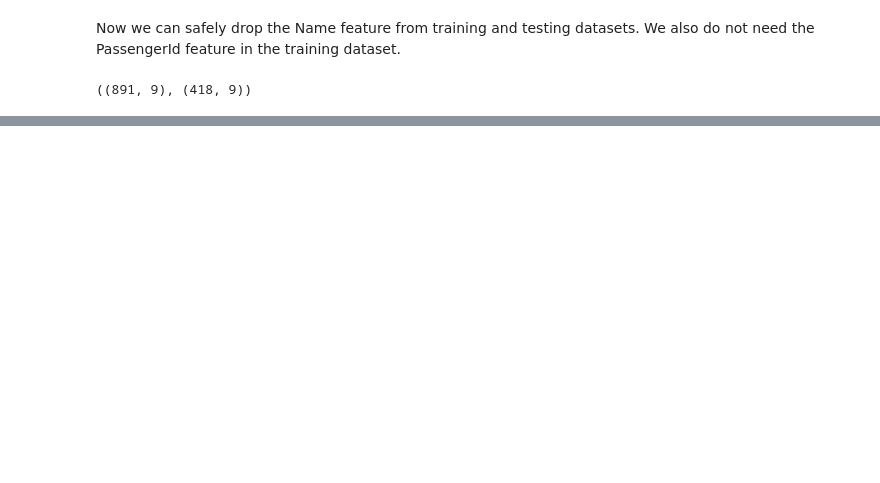
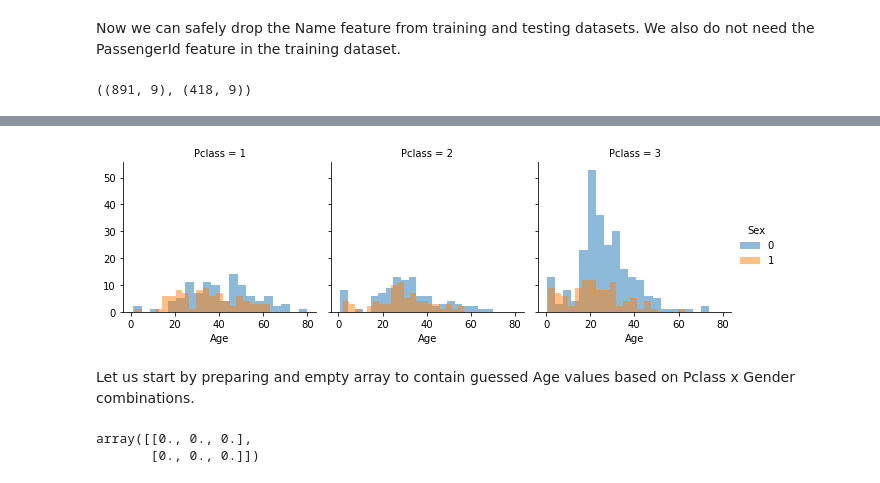
Before and after one commit to Sameta-cani/jwork, a Jupyter notebook: Titanic Data Science Solutions.ipynb, the cells around one changed output, grey strips where cells are left out. Cells and saved outputs as stored; diff of their text form; code cells hidden in the pictures; blank space fills up the shorter version.

```diff
--- a/Titanic Data Science Solutions.ipynb
+++ b/Titanic Data Science Solutions.ipynb
@@ -646,0 +685,14 @@ train_df.shape, test_df.shape
+# %%
+grid = sns.FacetGrid(train_df, col='Pclass', hue='Sex')
+grid.map(plt.hist, 'Age', alpha=.5, bins=20)
+grid.add_legend();
+# %% [output]
+[figure, added]
+# %% [markdown]
+Let us start by preparing and empty array to contain guessed Age values based on Pclass x Gender combinations.
+# %%
+guess_ages = np.zeros((2, 3))
+guess_ages
+# %% [output]
+array([[0., 0., 0.],
+       [0., 0., 0.]])
```
Also changed, not shown: parts of 27 cells of this notebook.
